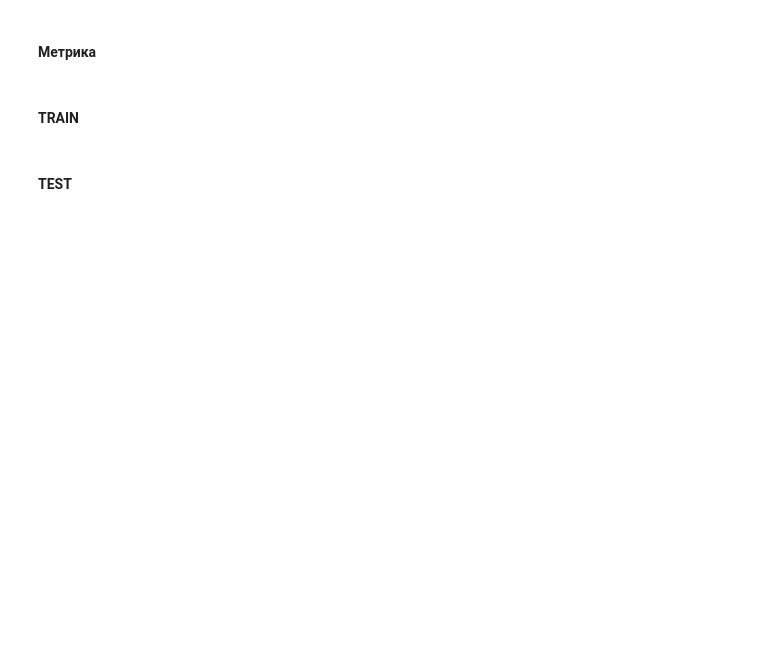
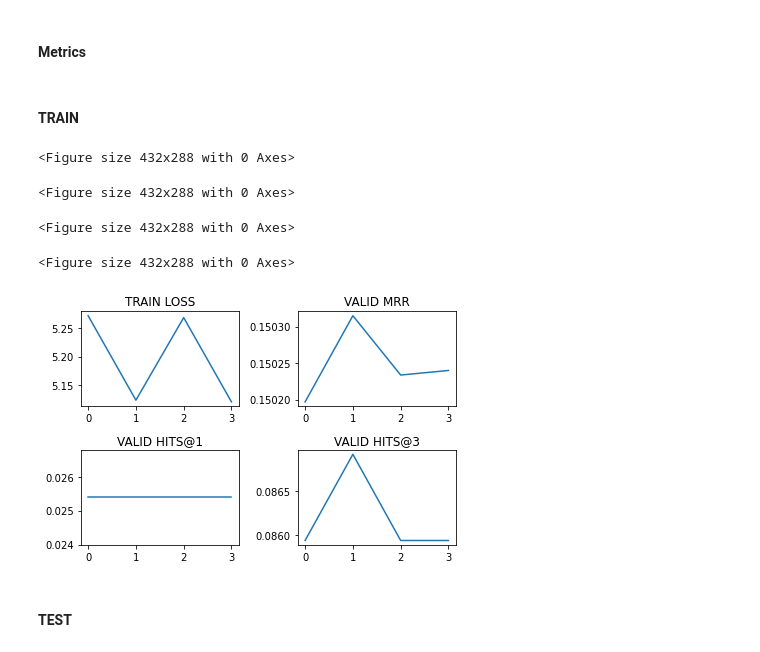
Before and after one commit to eegoro/KGE_link_prediction, a Jupyter notebook: model.ipynb, the cells around one changed output. Drawn from its saved outputs; the diff is of its cells as text; code cells hidden in the pictures; blank space fills up the shorter version.

```diff
--- a/model.ipynb
+++ b/model.ipynb
@@ -136,0 +61,18 @@ See the caveats in the documentation: https://pandas.pydata.org/pandas-docs/stab
+# %%
+train = pd.read_csv (r'data/train.csv')
+test = pd.read_csv (r'data/test.csv')
+valid = pd.read_csv (r'data/valid.csv')
+
+for i in [train, valid, test]:
+    i['neg_head'] = [eval(l) for l in i['neg_head']]
+    i['neg_tail'] = [eval(l) for l in i['neg_tail']]
+
+nentity = len(pd.concat([train['head'], valid['head'], test['head']]).unique()) + len(pd.concat([train['tail'], valid['tail'], test['tail']]).unique())
+nrelation = len(pd.concat([train['relation'], valid['relation'], test['relation']]).unique())
+
+print(f'NUMBER OF ENTITY: {nentity}')
+print(f'NUMBER OF RELETION: {nrelation}')
+print()
+print(f'TRAIN: {round(len(train)/(len(train)+len(test)+len(valid))*100)}%')
+print(f'VALID: {round(len(valid)/(len(train)+len(test)+len(valid))*100)}%')
+print(f'TEST: {round(len(test)/(len(train)+len(test)+len(valid))*100)}%')
@@ -213,7 +185,7 @@ class KGEModel(nn.Module):
 
         return positive_score, negative_tail_score, negative_head_score
 # %% [markdown]
-#### Метрика
+#### Metrics
 # %%
 class Evaluator:
     def eval(self, input_dict):
@@ -273,13 +222,14 @@ optimizer = torch.optim.Adam(
 log, mrr, hits1, hits3, hits10 = [], [], [], [], []
 
 for num_epoch in (range(EPOCH)):
-    train_loader=DataLoader(MyDataset(train),batch_size=BATCH_SIZE,shuffle=False,num_workers=NUM_WORKERS)
-    iteration = math.ceil(len(train)/BATCH_SIZE)
-    for i in tqdm(range(iteration)):
+    train_loader=DataLoader(KGEDataset(train),batch_size=BATCH_SIZE,shuffle=False,num_workers=NUM_WORKERS)
+
+    for iteration,train_values in tqdm(enumerate(train_loader)):
+
         kge_model.train()
         optimizer.zero_grad()
 
-        head,tail,relation,neg_head,neg_tail,subsampling_weight = next(iter(train_loader))
+        head,tail,relation,neg_head,neg_tail,subsampling_weight = train_values
 
         head = head.cuda()
         tail = tail.cuda()
@@ -322,58 +272,68 @@ for num_epoch in (range(EPOCH)):
 
         loss.backward()
 
-        log.append(float(loss))
+        log.append(loss)
 
         optimizer.step()
 
 # VALID
         if (i+1)%VALIDATION_INTERVAL == 0:
-            valid_loader=DataLoader(MyDataset(valid,mode='test'),batch_size=BATCH_SIZE_TEST,shuffle=False,num_workers=NUM_WORKERS)
-            iteration_valid = math.ceil(len(valid)/BATCH_SIZE_TEST)
-            for j in range(iteration_valid):
+            valid_loader=DataLoader(KGEDataset(valid,mode='test'),batch_size=BATCH_SIZE_TEST,shuffle=False,num_workers=NUM_WORKERS)
+            mrr_temp, hits1_temp, hits3_temp, hits10_temp = [],[],[],[]
+
+            for valid_values in valid_loader:
                 kge_model.eval()
 
-                head,tail,relation,neg_head,neg_tail = next(iter(valid_loader))
+                head,tail,relation,neg_head,neg_tail = valid_values
 
                 head = head.cuda()
                 tail = tail.cuda()
                 relation = relation.cuda()
                 neg_head = neg_head.cuda()
                 neg_tail = neg_tail.cuda()
 
                 with torch.no_grad():
                     positive_score, negative_tail_score, negative_head_score = kge_model(head, tail, relation, neg_head, neg_tail)
 
-                    mrr_tail, hits1_tail, hits3_tail, hits10_tail = kge_model.evaluator.eval({'y_pred_pos': positive_score, 'y_pred_neg': negative_tail_score})
-                    mrr_head, hits1_head, hits3_head, hits10_head = kge_model.evaluator.eval({'y_pred_pos': positive_score, 'y_pred_neg': negative_head_score})
-                    mrr_tail, hits1_tail, hits3_tail, hits10_tail = mrr_tail.mean(), hits1_tail.mean(), hits3_tail.mean(), hits10_tail.mean()
-                    mrr_head, hits1_head, hits3_head, hits10_head = mrr_head.mean(), hits1_head.mean(), hits3_head.mean(), hits10_head.mean()
-                    mrr.append(float((mrr_tail+mrr_head)/2))
-                    hits1.append(float((hits1_tail+hits1_head)/2))
-                    hits3.append(float((hits3_tail+hits3_head)/2))
-                    hits10.append(float((hits10_tail+hits10_head)/2))
+                    mrr_mean, hits1_mean, hits3_mean, hits10_mean = [metric.mean() for metric in kge_model.evaluator.eval({'y_pred_pos': positive_score, 'y_pred_neg': torch.cat((negative_tail_score,negative_head_score), dim=1)})]
+
+                    mrr_temp.append(mrr_mean)
+                    hits1_temp.append(hits1_mean)
+                    hits3_temp.append(hits3_mean)
+                    hits10_temp.append(hits10_mean)
+
+            mrr.append(torch.tensor(mrr_temp).mean())
+            hits1.append(torch.tensor(hits1_temp).mean())
+            hits3.append(torch.tensor(hits3_temp).mean())
+            hits10.append(torch.tensor(hits10_temp).mean())
 
         if (i+1)%SAVE_ITERATION == 0:
-            with open(NAME_PATH+'//log.txt', 'w') as log_file, open(NAME_PATH+'//mrr.txt', 'w') as mrr_file:
-                json.dump(log, log_file)
-                json.dump(mrr, mrr_file)
+            torch.save(list(torch.tensor(log)), NAME_PATH+'//loss.pt')
+            torch.save(mrr, NAME_PATH+'//mrr.pt')
+
             plt.clf()
             figure, axis = plt.subplots(2, 2)
-            axis[0,0].plot(log)
+            axis[0,0].plot(torch.tensor(log))
             axis[0,0].set_title("TRAIN LOSS")
 
             axis[0,1].plot(mrr)
             axis[0,1].set_title("VALID MRR")
 
             axis[1,0].plot(hits1)
             axis[1,0].set_title("VALID HITS@1")
 
             axis[1,1].plot(hits3)
             axis[1,1].set_title("VALID HITS@3")
 
             figure.tight_layout()
 
             plt.savefig(NAME_PATH+'//result.png', dpi=300, facecolor='w', edgecolor='w')
+# %% [output]
+<Figure size 432x288 with 0 Axes>
+<Figure size 432x288 with 0 Axes>
+<Figure size 432x288 with 0 Axes>
+<Figure size 432x288 with 0 Axes>
+[figure, added]
 # %% [markdown]
 #### TEST
 # %%
```
Also changed, not shown: parts of 15 cells of this notebook.
